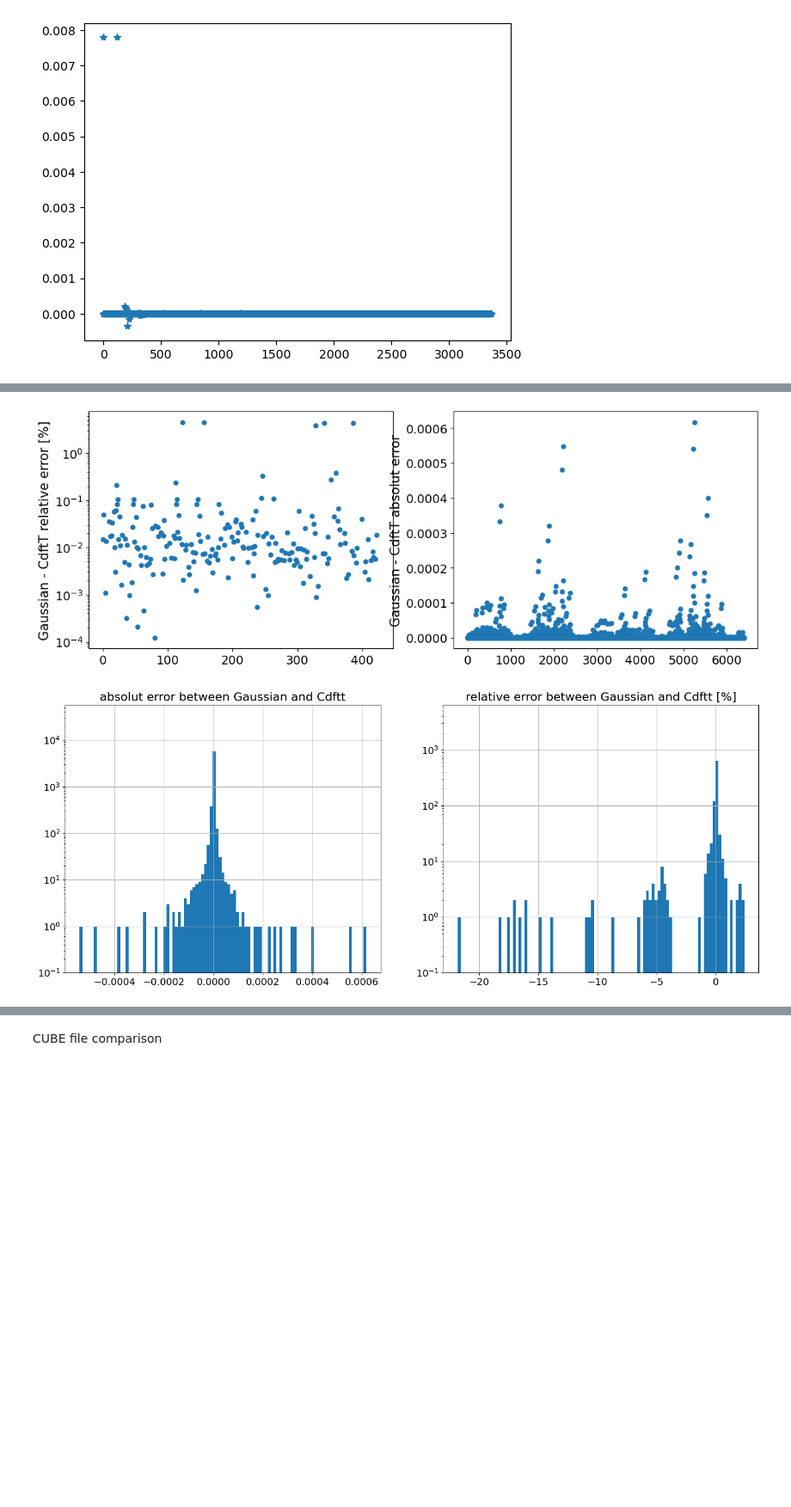
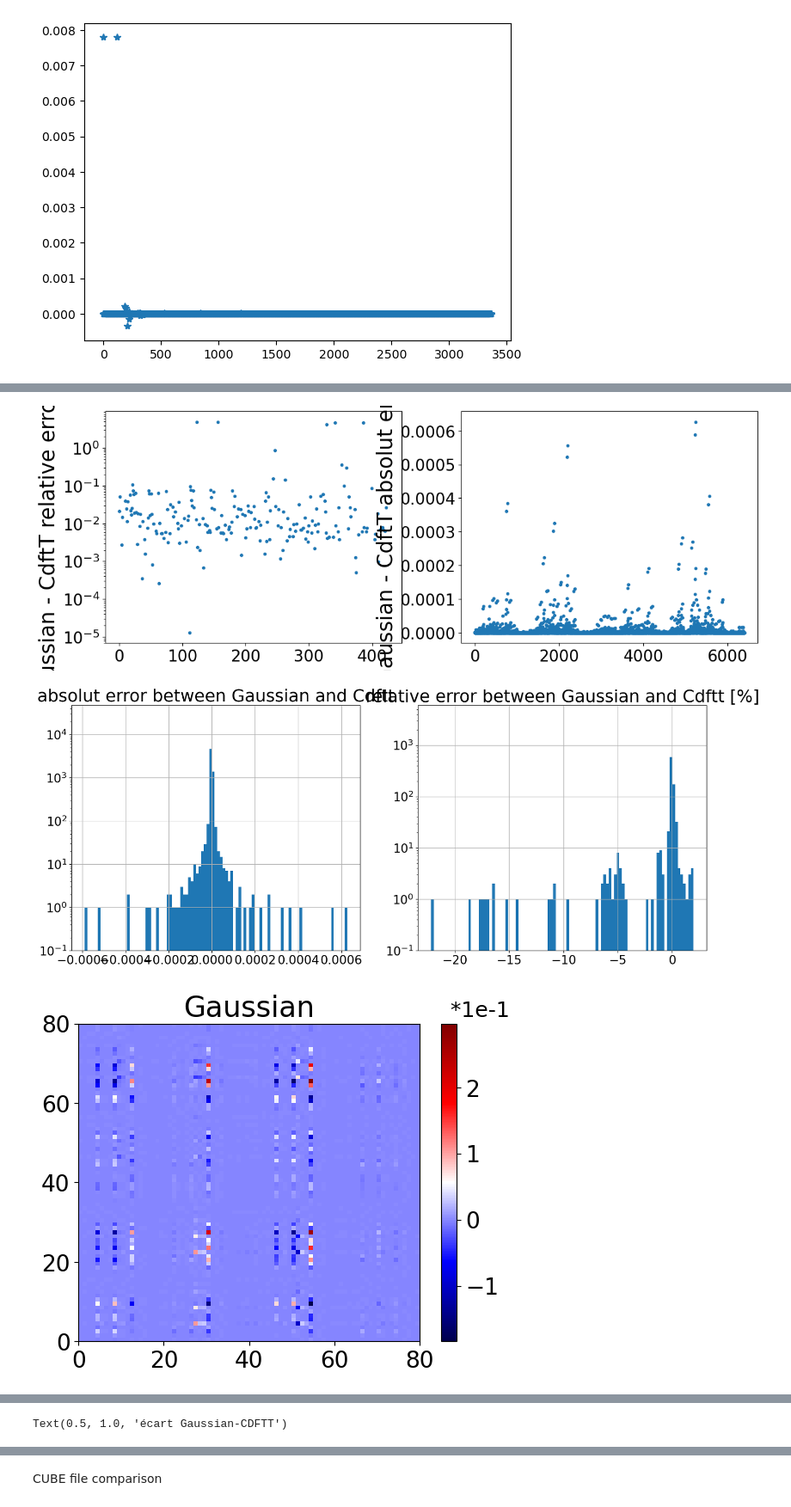
Before and after one commit to allouchear/CdftT, a Jupyter notebook: tools/dataAnalysis/data_analysis.ipynb, the cells around one changed output, grey strips where cells are left out. Shown at 86% size. Cells and saved outputs as stored; diff of their text form; code cells hidden in the pictures; blank space fills up the shorter version.

```diff
--- a/tools/dataAnalysis/data_analysis.ipynb
+++ b/tools/dataAnalysis/data_analysis.ipynb
@@ -34,13 +34,13 @@ def readRDM(fname,nMo) :
 # pyplot default values #
 #########################
 
-font = 15
+font = 22
 plt.rcParams.update({
-    'axes.labelsize': font,   # x and y labels
-    'axes.titlesize': font+2,   # subplot titles
-    'xtick.labelsize': font-1,  # x tick labels
-    'ytick.labelsize': font-1,  # y tick labels
-    'legend.fontsize': font-1,  # legends
+    'axes.labelsize': font+3,   # x and y labels
+    'axes.titlesize': font+5,   # subplot titles
+    'xtick.labelsize': font-3,  # x tick labels
+    'ytick.labelsize': font-3,  # y tick labels
+    'legend.fontsize': font-3,  # legends
     'font.size': font         # default font size
 })
 # %% [markdown]
@@ -168,10 +168,10 @@ Transition matrix from Gaussian .fchk
 # Gaussian .fchk file
 
 #fchk_fname = "/home/atourneur/Documents/CdftT/test_ambroise/test_acrolein/input/acrolein_100.fchk"
-fchk_fname = "/home/atourneur/Documents/CdftT/test_ambroise/test_acrolein/input/acrolein_100.fchk"
+fchk_fname = "/home/atourneur/Documents/data/data_rapport/acrolein/input/acrolein.fchk"
 # CdftT file
 #CdftT_fname = "/home/atourneur/Documents/CdftT/test_ambroise/test_acrolein/cpp/cpp_Gamma_transition_state0_state10_RDM.cdftt"
-CdftT_fname = "/home/atourneur/Documents/CdftT/test_ambroise/test_acrolein/presentation/cpp_X__transition_state0_state10_RDM.cdftt"
+CdftT_fname = "/home/atourneur/Documents/data/data_rapport/acrolein/CDFTT/cpp_Gamma__transition_state0_state10_RDM.cdftt"
 # pySCF file
 pySCF_fname = None #"/home/atourneur/Documents/CdftT/test_ambroise/test_acrolein/pySCF/T_RDM_state_10.npy"
 
@@ -179,7 +179,7 @@ pySCF_fname = None #"/home/atourneur/Documents/CdftT/test_ambroise/test_acrolein
 # read .fchk #
 ##############
 nMo     = 80
-nStates = 100
+nStates = 10
 nSpins  = 2
 
 #read gaussian fchk file
@@ -247,7 +247,7 @@ else:
 # compare Gaussian-CdftT (AO basis) #
 #####################################
 
-#choose a Gaussian RDM
+#choose a Gaussian RDM (state i -> index i-1)
 alphaG = trans_dens[0,9]
 betaG  = trans_dens[1,9]
 
@@ -324,4 +324,21 @@ ax[1].set_yscale(scale)
 ax[0].grid()
 ax[1].grid()
 plt.show()
+
+plt.pcolormesh(alphaG*10,cmap = 'seismic')
+plt.title('Gaussian',fontsize=24)
+cbar = plt.colorbar()
+cbar.ax.set_title('         *1e-1', fontsize = 18)
+plt.show()
+
+plt.pcolormesh(AO_alphaGamma*10,cmap = 'seismic')
+cbar = plt.colorbar()
+cbar.ax.set_title('         *1e-1', fontsize = 18)
+plt.title('CDFTT',fontsize=24)
+plt.show()
+
+plt.pcolormesh((alphaG-AO_alphaGamma)*10**4,cmap = 'seismic')
+cbar = plt.colorbar()
+cbar.ax.set_title('         *1e-4', fontsize = 18)
+plt.title('écart Gaussian-CDFTT',fontsize=24)
 # %% [output]
@@ -329,2 +346,3 @@ plt.show()
-[figure, old version]
+[figure, new version]
-[figure, old version]
+[figure, new version]
+[figure, added]
@@ -330,0 +350 @@ plt.show()
+Text(0.5, 1.0, 'écart Gaussian-CDFTT')
```
Also changed, not shown: parts of 6 cells of this notebook.
